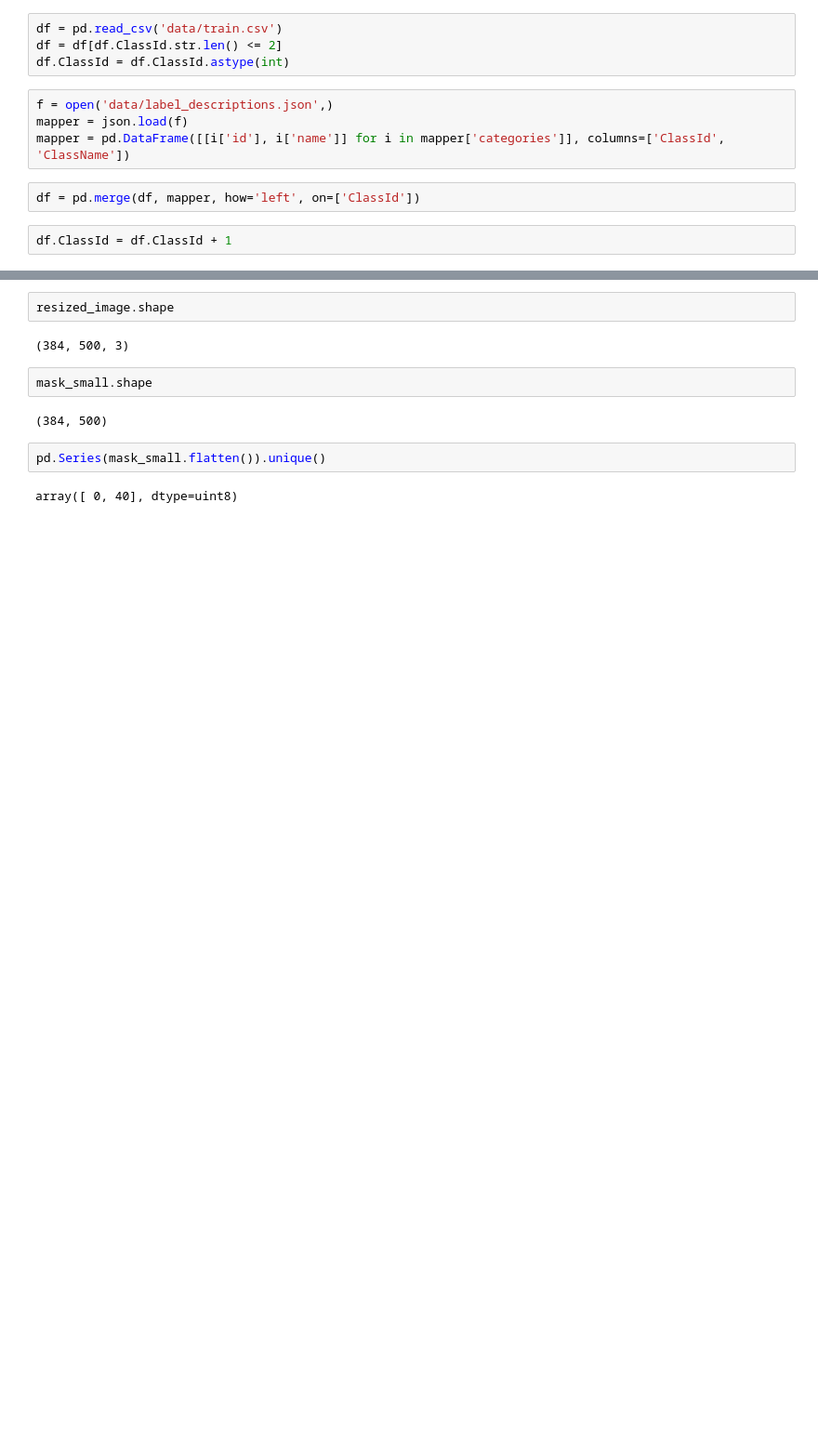
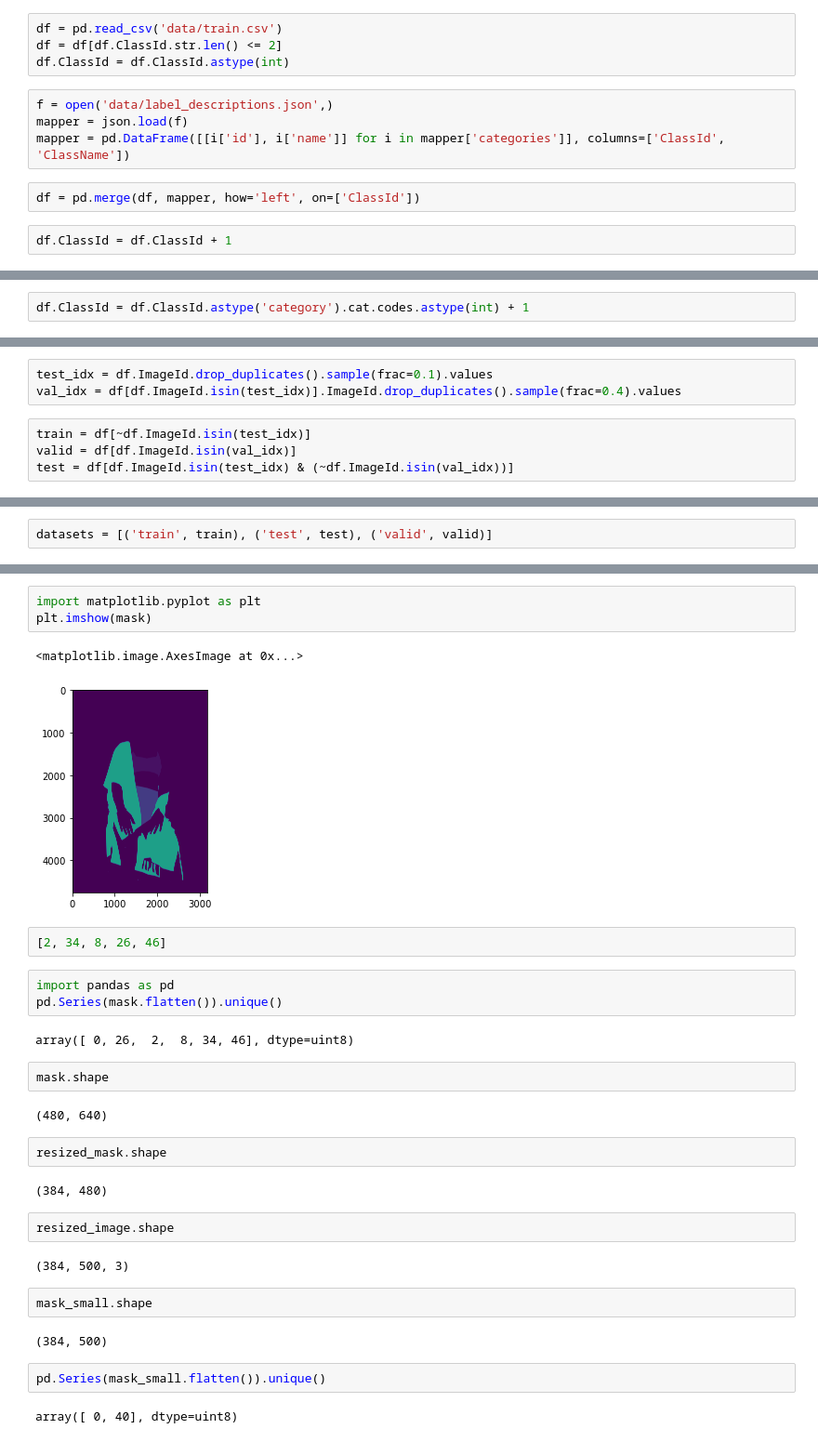
Before and after one commit to andriiMansuete/clothes_segmentation, a Jupyter notebook: preprocess_data/imaterialist_to_masks.ipynb, the cells around one changed output, grey strips where cells are left out. Shown at 93% size. Cells and saved outputs as stored; diff of their text form; blank space fills up the shorter version.

```diff
--- a/preprocess_data/imaterialist_to_masks.ipynb
+++ b/preprocess_data/imaterialist_to_masks.ipynb
@@ -47,0 +59,2 @@ df.ClassId = df.ClassId + 1
+# %%
+df.ClassId = df.ClassId.astype('category').cat.codes.astype(int) + 1
@@ -48 +67,8 @@ df.ClassId = df.ClassId + 1
+# %%
+test_idx = df.ImageId.drop_duplicates().sample(frac=0.1).values
+val_idx = df[df.ImageId.isin(test_idx)].ImageId.drop_duplicates().sample(frac=0.4).values
+# %%
+train = df[~df.ImageId.isin(test_idx)]
+valid = df[df.ImageId.isin(val_idx)]
+test = df[df.ImageId.isin(test_idx) & (~df.ImageId.isin(val_idx))]
 # %%
@@ -51 +77,3 @@ df.ClassId = df.ClassId + 1
+# %%
+datasets = [('train', train), ('test', test), ('valid', valid)]
 # %%
@@ -87,3 +121,24 @@ for file_name, dft in tqdm(df.groupby("ImageId")):
+# %%
+import matplotlib.pyplot as plt
+plt.imshow(mask)
+# %% [output]
+<matplotlib.image.AxesImage at 0x...>
+[figure, added]
+# %%
+[2, 34, 8, 26, 46]
+# %%
+import pandas as pd
+pd.Series(mask.flatten()).unique()
+# %% [output]
+array([ 0, 26,  2,  8, 34, 46], dtype=uint8)
+# %%
+mask.shape
+# %% [output]
+(480, 640)
+# %%
+resized_mask.shape
+# %% [output]
+(384, 480)
 # %%
 resized_image.shape
 # %% [output]
```
Also changed, not shown: parts of 8 cells of this notebook, 2 other files.
